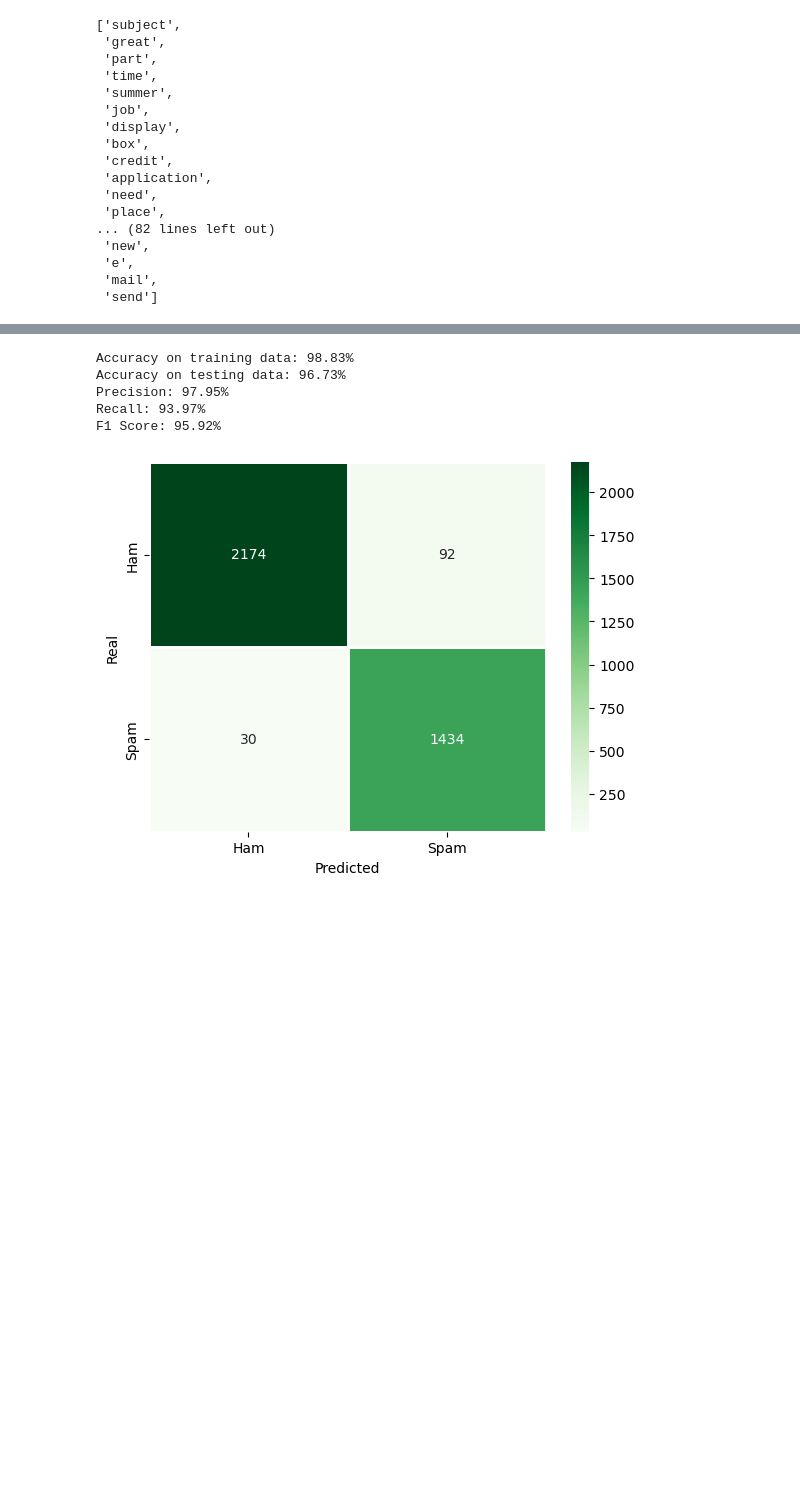
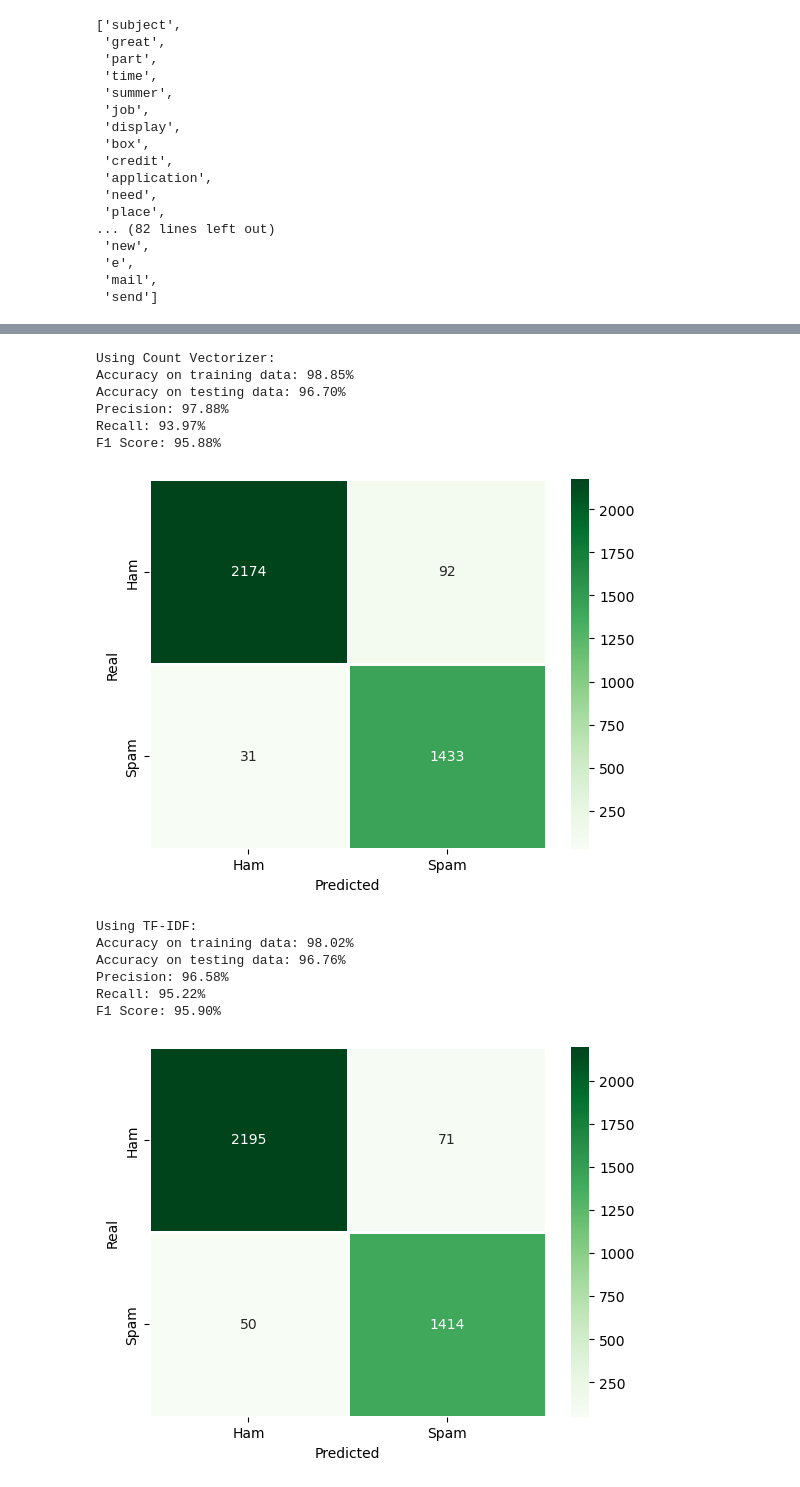
Before and after one commit to phoenixday/ml-algorithms, a Jupyter notebook: spam-ham-emails.ipynb, the cells around one changed output, grey strips where cells are left out. Drawn from its saved outputs; the diff is of its cells as text; code cells hidden in the pictures; blank space fills up the shorter version.

```diff
--- a/spam-ham-emails.ipynb
+++ b/spam-ham-emails.ipynb
@@ -324,16 +425,29 @@ F1 Score: 93.23%
 # %%
 from sklearn.linear_model import LogisticRegression
 LR = LogisticRegression(max_iter=1000)
 LR.fit(x_train, y_train)
+print("Using Count Vectorizer: ")
+print_stats(LR,x_train,x_test,y_train,y_test)
 
-print_stats(LR)
+LR2 = LogisticRegression(max_iter=1000)
+LR2.fit(x2_train,y2_train)
+print("Using TF-IDF: ")
+print_stats(LR2,x2_train,x2_test,y2_train,y2_test)
 # %% [output]
-Accuracy on training data: 98.83%
-Accuracy on testing data: 96.73%
-Precision: 97.95%
+Using Count Vectorizer:
+Accuracy on training data: 98.85%
+Accuracy on testing data: 96.70%
+Precision: 97.88%
 Recall: 93.97%
-F1 Score: 95.92%
+F1 Score: 95.88%
 [figure]
+Using TF-IDF:
+Accuracy on training data: 98.02%
+Accuracy on testing data: 96.76%
+Precision: 96.58%
+Recall: 95.22%
+F1 Score: 95.90%
+[figure, added]
 # %%
 # very long and not very accurate, 12 minutes
 # from sklearn.neighbors import KNeighborsClassifier
```
Also changed, not shown: parts of 44 cells of this notebook.
